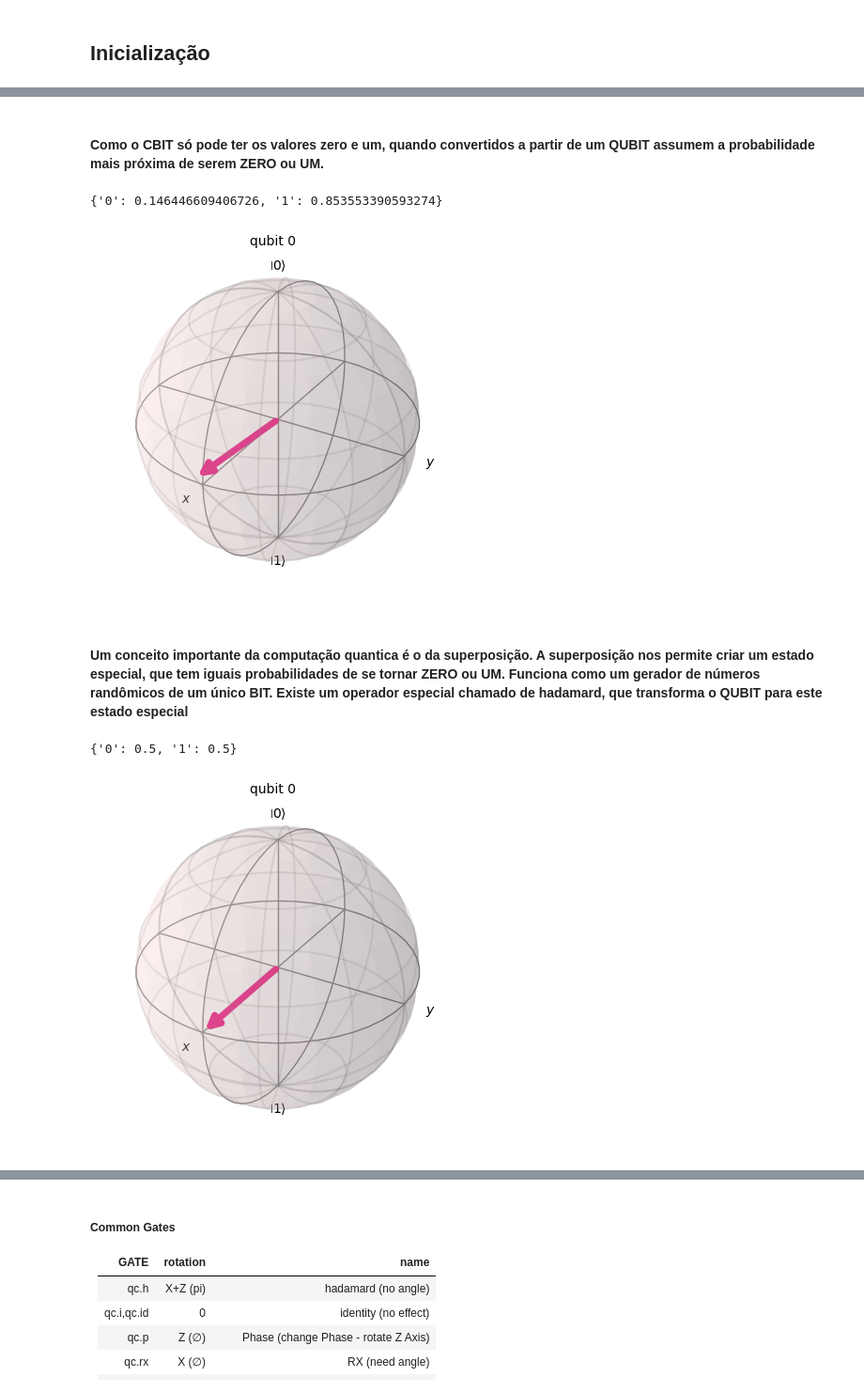
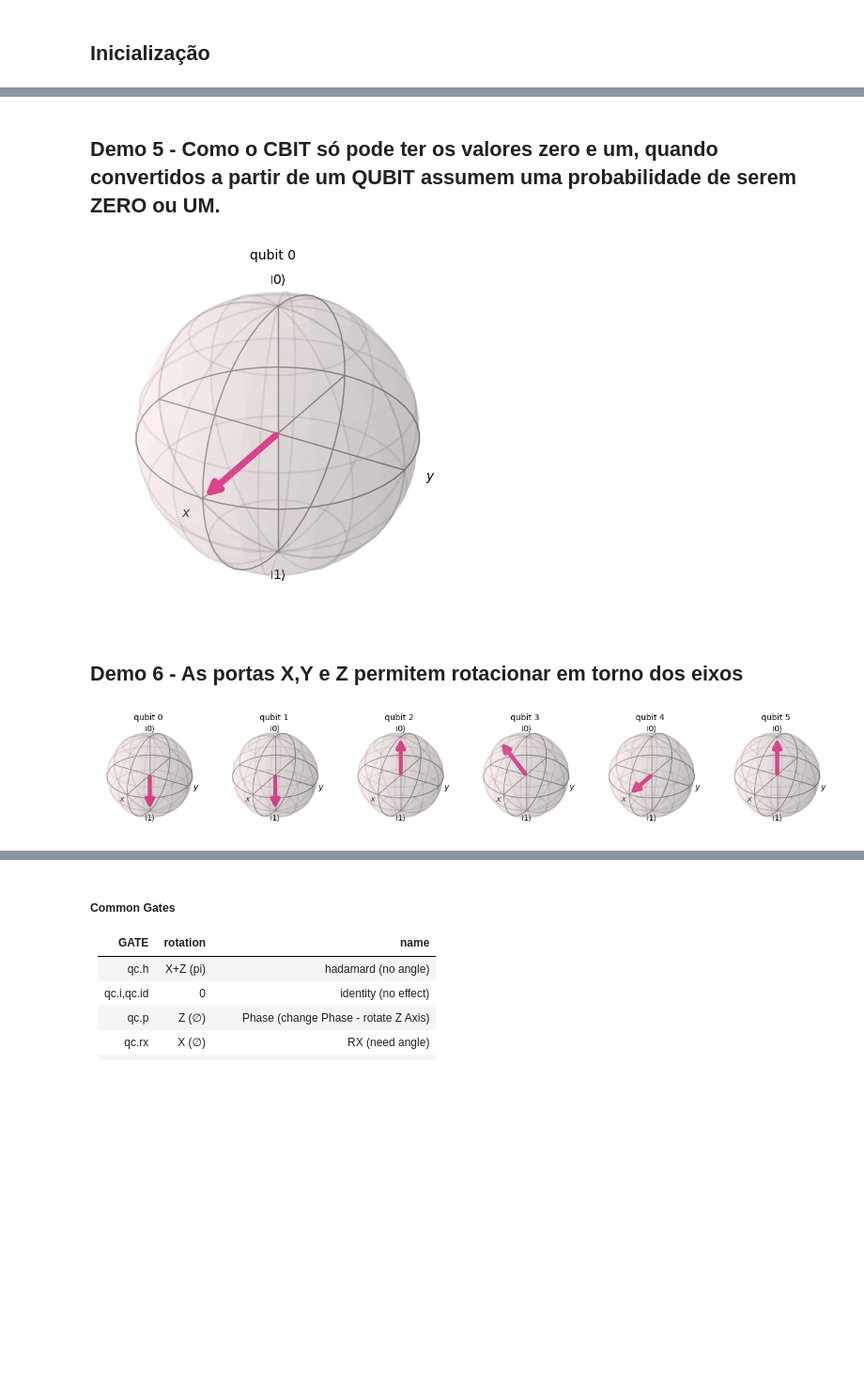
Before and after one commit to gsreis/qiskit_tutorial, a Jupyter notebook: qiskit_tutorial.ipynb, the cells around one changed output, grey strips where cells are left out. Shown at 94% size. Drawn from its saved outputs; the diff is of its cells as text; code cells hidden in the pictures; blank space fills up the shorter version.

```diff
--- a/qiskit_tutorial.ipynb
+++ b/qiskit_tutorial.ipynb
@@ -67,29 +140,32 @@ qc.draw(output='mpl', style={'backgroundcolor': '#EEEEEE'})
 # %% [markdown]
-#### Como o CBIT só pode ter os valores zero e um, quando convertidos a partir de um QUBIT assumem a probabilidade mais próxima de serem ZERO ou UM.
+## Demo 5 - Como o CBIT só pode ter os valores zero e um, quando convertidos a partir de um QUBIT assumem uma probabilidade de serem ZERO ou UM.
 # %%
 qc = QuantumCircuit(1)
-qc.rx(3 * math.pi / 4, 0)
-
-simulator = Aer.get_backend('statevector_simulator')
-result = execute(qc, simulator, shots=1000).result()
-counts = result.get_counts(qc)
-print(counts)
+qc.h(0)
+# qc.measure_all()
+# simulator = AerSimulator()
+# result = simulator.run(qc).result()
+# counts = result.get_counts()
+# print(counts)
 plot_bloch_multivector(qc)
 # %% [output]
-{'0': 0.146446609406726, '1': 0.853553390593274}
-[figure, old version]
+[figure, new version]
 # %% [markdown]
-#### Um conceito importante da computação quantica é o da superposição. A superposição nos permite criar um estado especial, que tem iguais probabilidades de se tornar ZERO ou UM. Funciona como um gerador de números randômicos de um único BIT. Existe um operador especial chamado de hadamard, que transforma o QUBIT para este estado especial
+## Demo 6 - As portas X,Y e Z permitem rotacionar em torno dos eixos
 # %%
-qc = QuantumCircuit(1)
-qc.h(0)
-
-simulator = Aer.get_backend('statevector_simulator')
-result = execute(qc, simulator, shots=1000).result()
-counts = result.get_counts(qc)
-print(counts)
+qc = QuantumCircuit(6)
+qc.x(0)
+qc.y(1)
+qc.z(2)
+qc.rx(math.pi /4, 3)
+qc.ry(math.pi /2, 4)
+qc.rz(math.pi * 2, 5)
+# qc.measure_all()
+# simulator = BasicSimulator()
+# result = simulator.run(qc).result()
+# counts = result.get_counts()
+# print(counts)
 plot_bloch_multivector(qc)
 # %% [output]
-{'0': 0.5, '1': 0.5}
-[figure, old version]
+[figure, new version]
 # %% [markdown]
```
Also changed, not shown: parts of 65 cells of this notebook.
